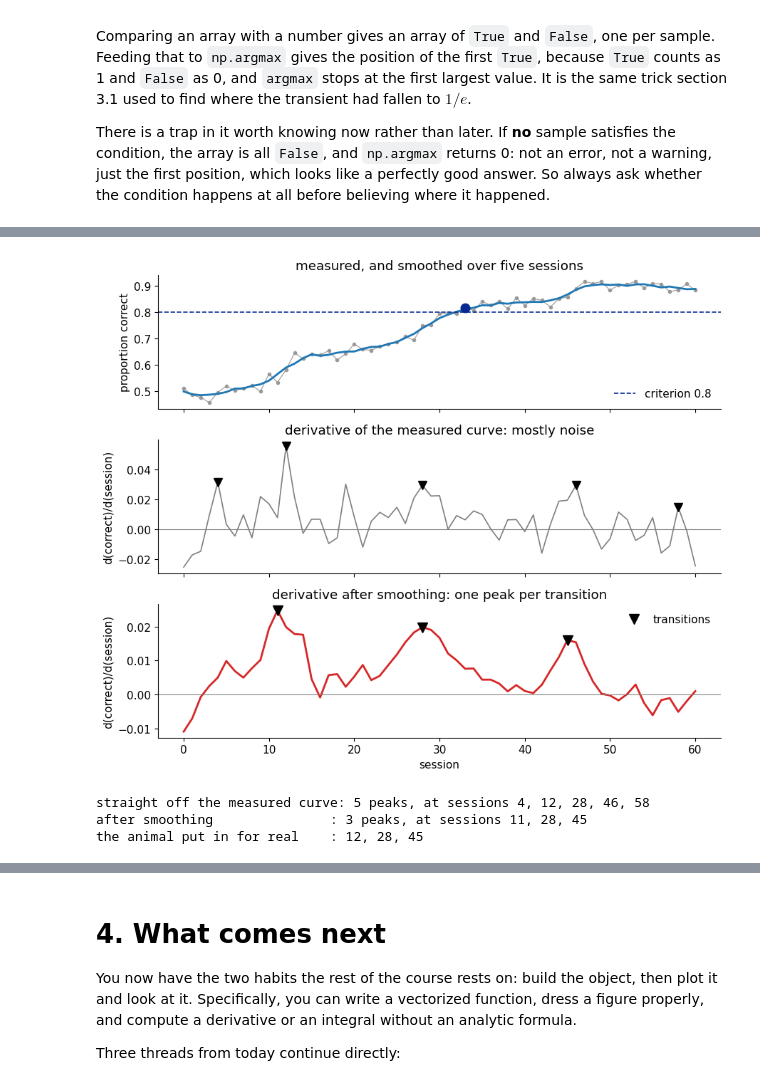
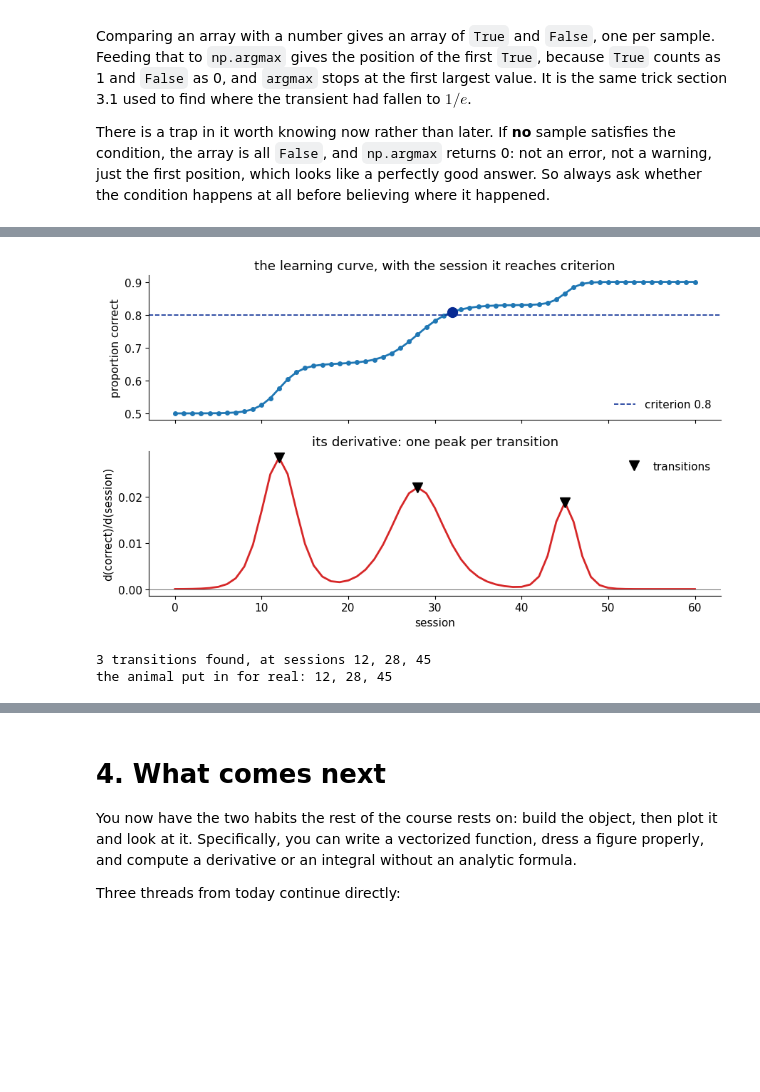
Before and after one commit to gmatteuc/QMN_course_2026, a Jupyter notebook: notebooks/02_math_refresher_TA.ipynb, the cells around one changed output, grey strips where cells are left out. Saved outputs shown, nothing was run; the diff lists cells and outputs as text; code cells hidden in the pictures; blank space fills up the shorter version.

```diff
--- a/notebooks/02_math_refresher_TA.ipynb
+++ b/notebooks/02_math_refresher_TA.ipynb
@@ -1510,17 +1502,16 @@ happens at all before believing where it happened.
 # --- The first session at criterion, and the trap that comes with it
 CRITERION = 0.8
 
-reached = measured >= CRITERION            # an array of True and False, one per session
+reached = learning >= CRITERION            # an array of True and False, one per session
 if reached.any():                          # ask first: does it ever happen?
     first = np.argmax(reached)             # the position of the first True
-    val_at_first = measured[first]
     print(f"criterion of {CRITERION} first reached at session {sessions[first]:.0f}, "
-          f"where the curve reads {val_at_first:.3f}")
+          f"where the curve reads {learning[first]:.3f}")
 else:
     print("this animal never reaches criterion")
 
 # The trap, made visible: nothing here is above 2.0, and argmax answers anyway.
-impossible = measured >= 2.0
+impossible = learning >= 2.0
 print(f"\nany session above 2.0? {impossible.any()}")
 print(f"np.argmax says the first one is session {sessions[np.argmax(impossible)]:.0f}, "
       f"which is simply the start of the array")
@@ -1550,53 +1531,33 @@ transition at each end. Repeating the first and last value instead is the simple
 # %%
 # --- The transitions, as peaks of the rate of improvement
 from scipy.signal import find_peaks
 
-def smooth(y, window):
-    """Moving average over `window` sessions, with the end values repeated so that the
-    edges are not dragged towards zero."""
-    pad = window // 2
-    padded = np.concatenate([np.full(pad, y[0]), y, np.full(pad, y[-1])])
-    return np.convolve(padded, np.ones(window) / window, mode="valid")
+rate = np.gradient(learning, sessions)               # improvement per session
+peaks, properties = find_peaks(rate, height=0.005)   # ignore anything smaller than 0.005
 
-raw_rate = np.gradient(measured, sessions)              # straight off the measured curve
-rate = np.gradient(smooth(measured, 5), sessions)       # after a five session moving average
-
-raw_peaks, _ = find_peaks(raw_rate, height=0.005, distance=8)
-peaks, _ = find_peaks(rate, height=0.005, distance=8)
-
-fig, axes = plt.subplots(3, 1, figsize=(9, 7.5), sharex=True)
-axes[0].plot(sessions, measured, "o-", lw=0.8, ms=3, color="0.6")
-axes[0].plot(sessions, smooth(measured, 5), lw=2)
+fig, axes = plt.subplots(2, 1, figsize=(9, 5.5), sharex=True)
+axes[0].plot(sessions, learning, "o-", lw=2, ms=4)
 axes[0].axhline(CRITERION, color="#072A92", lw=1.2, ls="--", label=f"criterion {CRITERION}")
-axes[0].plot(sessions[first], measured[first], "o", ms=9, color="#072A92")
+axes[0].plot(sessions[first], learning[first], "o", ms=10, color="#072A92")
 axes[0].set_ylabel("proportion correct")
-axes[0].set_title("measured, and smoothed over five sessions")
+axes[0].set_title("the learning curve, with the session it reaches criterion")
 axes[0].legend(frameon=False, loc="lower right")
 
-axes[1].plot(sessions, raw_rate, lw=1.2, color="0.5")
-axes[1].plot(sessions[raw_peaks], raw_rate[raw_peaks], "v", ms=9, color="black")
+axes[1].plot(sessions, rate, lw=2, color="#d62728")
+axes[1].plot(sessions[peaks], rate[peaks], "v", ms=10, color="black", label="transitions")
 axes[1].axhline(0, color="gray", lw=0.8)
+axes[1].set_xlabel("session")
 axes[1].set_ylabel("d(correct)/d(session)")
-axes[1].set_title("derivative of the measured curve: mostly noise")
-
-axes[2].plot(sessions, rate, lw=2, color="#d62728")
-axes[2].plot(sessions[peaks], rate[peaks], "v", ms=10, color="black", label="transitions")
-axes[2].axhline(0, color="gray", lw=0.8)
-axes[2].set_xlabel("session")
-axes[2].set_ylabel("d(correct)/d(session)")
-axes[2].set_title("derivative after smoothing: one peak per transition")
-axes[2].legend(frameon=False)
+axes[1].set_title("its derivative: one peak per transition")
+axes[1].legend(frameon=False)
 fig.tight_layout()
 plt.show()
 
-print(f"straight off the measured curve: {len(raw_peaks)} peaks, at sessions "
-      f"{', '.join(f'{s:.0f}' for s in sessions[raw_peaks])}")
-print(f"after smoothing               : {len(peaks)} peaks, at sessions "
+print(f"{len(peaks)} transitions found, at sessions "
       f"{', '.join(f'{s:.0f}' for s in sessions[peaks])}")
-print(f"the animal put in for real    : {', '.join(str(m) for m, _, _ in steps)}")
+print(f"the animal put in for real: {', '.join(str(m) for m, _, _ in steps)}")
 # %% [output]
-[figure, old version]
+[figure, new version]
-straight off the measured curve: 5 peaks, at sessions 4, 12, 28, 46, 58
-after smoothing               : 3 peaks, at sessions 11, 28, 45
-the animal put in for real    : 12, 28, 45
+3 transitions found, at sessions 12, 28, 45
+the animal put in for real: 12, 28, 45
 # %% [markdown]
```
Also changed, not shown: parts of 6 cells of this notebook, 3 other files.
